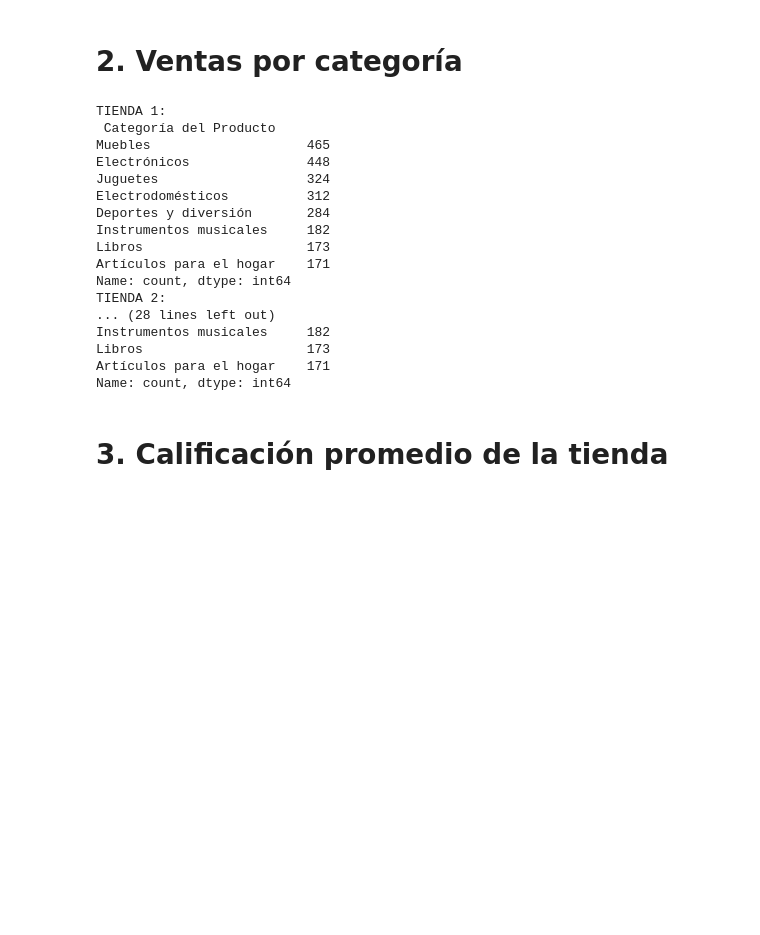
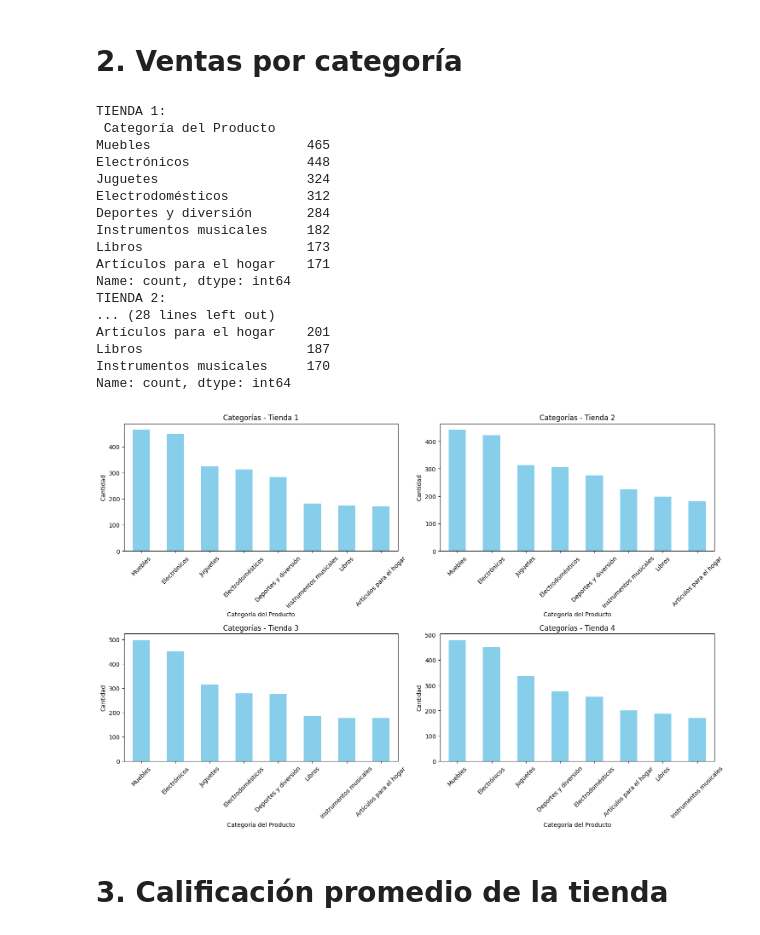
Before and after one commit to cristianortega0/challenge1-data-science-latam, a Jupyter notebook: alurastorelatam.ipynb, the cells around one changed output. Cells and saved outputs as stored; diff of their text form; code cells hidden in the pictures; blank space fills up the shorter version.

```diff
--- a/alurastorelatam.ipynb
+++ b/alurastorelatam.ipynb
@@ -36,33 +64,46 @@ plt.show()
 # %% [markdown]
 # 2. Ventas por categoría
-# %%
-tiendas = ['Tienda_1','Tienda_2','Tienda_3','Tienda_4']
-categorias_tienda1=tienda['Categoría del Producto'].value_counts()
-categorias_tienda2=tienda2['Categoría del Producto'].value_counts()
-categorias_tienda3=tienda3['Categoría del Producto'].value_counts()
-categorias_tienda4=tienda4['Categoría del Producto'].value_counts()
+# %%
+import matplotlib.pyplot as plt
+
+categorias = [categorias_tienda1, categorias_tienda2, categorias_tienda3, categorias_tienda4]
+nombres_tiendas = ['Tienda 1', 'Tienda 2', 'Tienda 3', 'Tienda 4']
 # %%
 print(f'TIENDA 1: \n {categorias_tienda1}')
 print(f'TIENDA 2: \n {categorias_tienda2}')
 print(f'TIENDA 3: \n {categorias_tienda3}')
 print(f'TIENDA 4: \n {categorias_tienda4}')
+
+plt.figure(figsize=(15, 10))
+
+for i, datos in enumerate(categorias):
+    plt.subplot(2, 2, i+1)
+    datos.plot(kind='bar', color='skyblue')
+    plt.title(f'Categorías - {nombres_tiendas[i]}')
+    plt.xlabel('Categoría del Producto')
+    plt.ylabel('Cantidad')
+    plt.xticks(rotation=45)
+
+plt.tight_layout()
+plt.show()
 # %% [output]
 TIENDA 1:
  Categoría del Producto
 Muebles                    465
 Electrónicos               448
 Juguetes                   324
 Electrodomésticos          312
 Deportes y diversión       284
 Instrumentos musicales     182
 Libros                     173
 Artículos para el hogar    171
 Name: count, dtype: int64
 TIENDA 2:
 ... (28 lines left out)
-Instrumentos musicales     182
-Libros                     173
-Artículos para el hogar    171
+Artículos para el hogar    201
+Libros                     187
+Instrumentos musicales     170
 Name: count, dtype: int64
+[figure, added]
 # %% [markdown]
 # 3. Calificación promedio de la tienda
```
Also changed, not shown: parts of 8 cells of this notebook.
